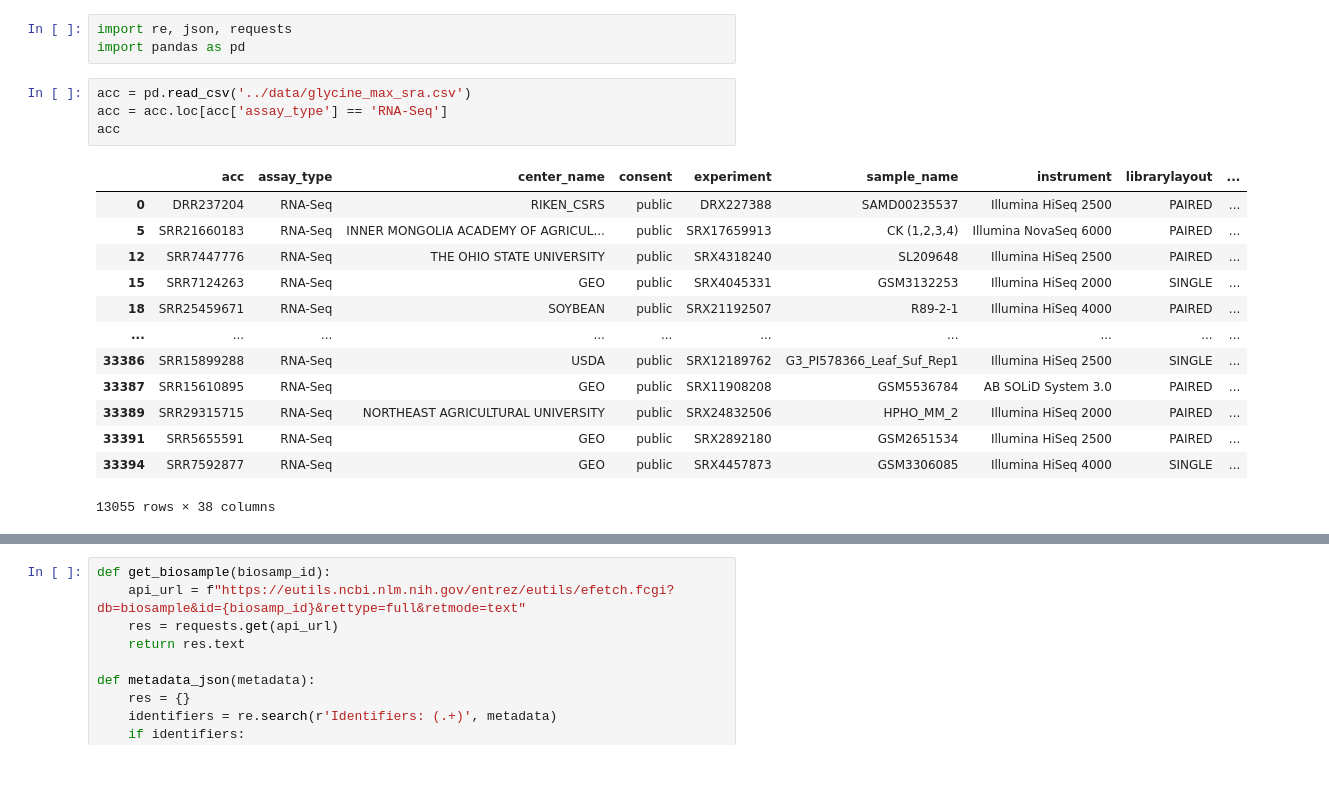
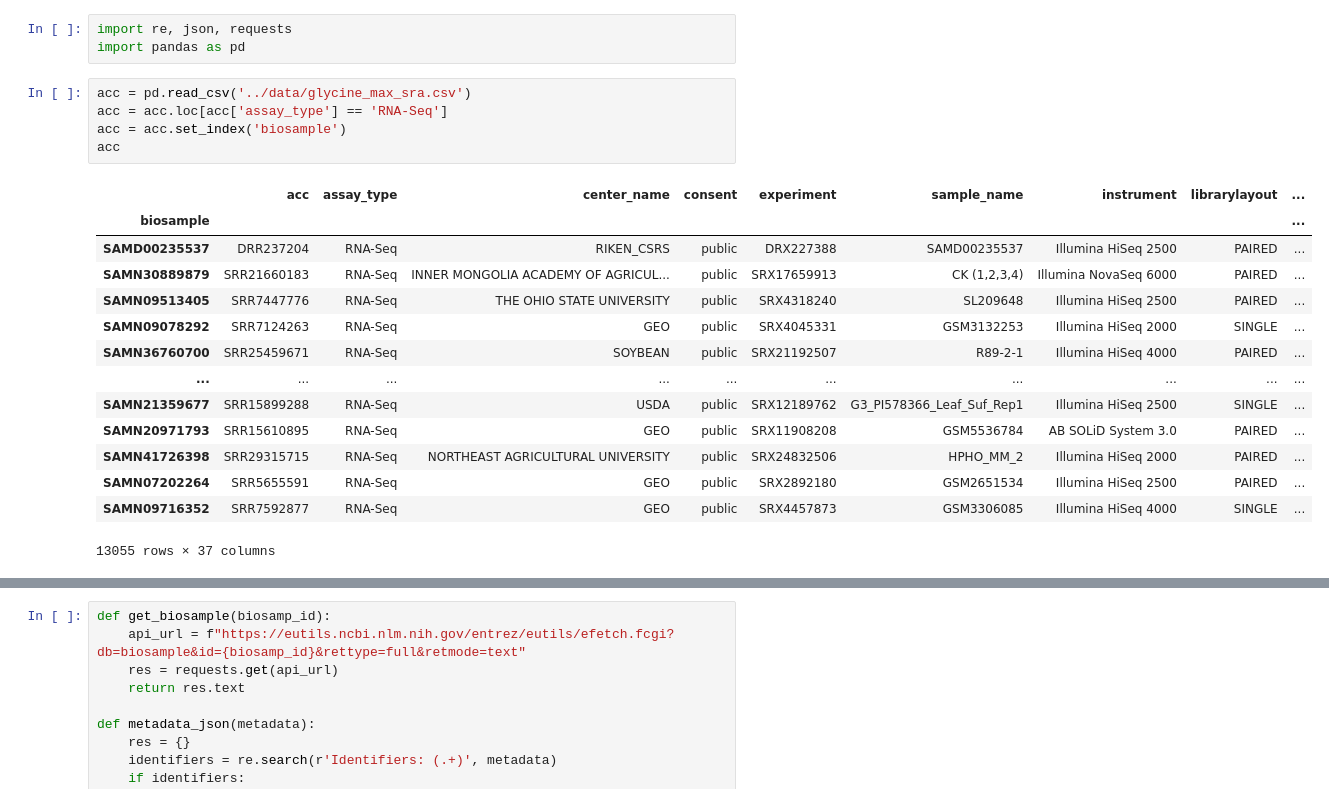
Before and after one commit to freire-guido/soy-biomarkers, a Jupyter notebook: accession/stress_control.ipynb, the cells around one changed output, grey strips where cells are left out. Saved outputs shown, nothing was run; the diff lists cells and outputs as text; blank space fills up the shorter version.

```diff
--- a/accession/stress_control.ipynb
+++ b/accession/stress_control.ipynb
@@ -4,19 +4,21 @@ import pandas as pd
 # %%
 acc = pd.read_csv('../data/glycine_max_sra.csv')
 acc = acc.loc[acc['assay_type'] == 'RNA-Seq']
+acc = acc.set_index('biosample')
 acc
 # %% [output]
 |  | acc | assay_type | center_name | consent | experiment | sample_name | instrument | librarylayout | ... |
-| 0 | DRR237204 | RNA-Seq | RIKEN_CSRS | public | DRX227388 | SAMD00235537 | Illumina HiSeq 2500 | PAIRED | ... |
-| 5 | SRR21660183 | RNA-Seq | INNER MONGOLIA ACADEMY OF AGRICUL... | public | SRX17659913 | CK (1,2,3,4) | Illumina NovaSeq 6000 | PAIRED | ... |
-| 12 | SRR7447776 | RNA-Seq | THE OHIO STATE UNIVERSITY | public | SRX4318240 | SL209648 | Illumina HiSeq 2500 | PAIRED | ... |
-| 15 | SRR7124263 | RNA-Seq | GEO | public | SRX4045331 | GSM3132253 | Illumina HiSeq 2000 | SINGLE | ... |
-| 18 | SRR25459671 | RNA-Seq | SOYBEAN | public | SRX21192507 | R89-2-1 | Illumina HiSeq 4000 | PAIRED | ... |
+| biosample |  |  |  |  |  |  |  |  | ... |
+| SAMD00235537 | DRR237204 | RNA-Seq | RIKEN_CSRS | public | DRX227388 | SAMD00235537 | Illumina HiSeq 2500 | PAIRED | ... |
+| SAMN30889879 | SRR21660183 | RNA-Seq | INNER MONGOLIA ACADEMY OF AGRICUL... | public | SRX17659913 | CK (1,2,3,4) | Illumina NovaSeq 6000 | PAIRED | ... |
+| SAMN09513405 | SRR7447776 | RNA-Seq | THE OHIO STATE UNIVERSITY | public | SRX4318240 | SL209648 | Illumina HiSeq 2500 | PAIRED | ... |
+| SAMN09078292 | SRR7124263 | RNA-Seq | GEO | public | SRX4045331 | GSM3132253 | Illumina HiSeq 2000 | SINGLE | ... |
+| SAMN36760700 | SRR25459671 | RNA-Seq | SOYBEAN | public | SRX21192507 | R89-2-1 | Illumina HiSeq 4000 | PAIRED | ... |
 | ... | ... | ... | ... | ... | ... | ... | ... | ... | ... |
-| 33386 | SRR15899288 | RNA-Seq | USDA | public | SRX12189762 | G3_PI578366_Leaf_Suf_Rep1 | Illumina HiSeq 2500 | SINGLE | ... |
-| 33387 | SRR15610895 | RNA-Seq | GEO | public | SRX11908208 | GSM5536784 | AB SOLiD System 3.0 | PAIRED | ... |
-| 33389 | SRR29315715 | RNA-Seq | NORTHEAST AGRICULTURAL UNIVERSITY | public | SRX24832506 | HPHO_MM_2 | Illumina HiSeq 2000 | PAIRED | ... |
-| 33391 | SRR5655591 | RNA-Seq | GEO | public | SRX2892180 | GSM2651534 | Illumina HiSeq 2500 | PAIRED | ... |
-| 33394 | SRR7592877 | RNA-Seq | GEO | public | SRX4457873 | GSM3306085 | Illumina HiSeq 4000 | SINGLE | ... |
+| SAMN21359677 | SRR15899288 | RNA-Seq | USDA | public | SRX12189762 | G3_PI578366_Leaf_Suf_Rep1 | Illumina HiSeq 2500 | SINGLE | ... |
+| SAMN20971793 | SRR15610895 | RNA-Seq | GEO | public | SRX11908208 | GSM5536784 | AB SOLiD System 3.0 | PAIRED | ... |
+| SAMN41726398 | SRR29315715 | RNA-Seq | NORTHEAST AGRICULTURAL UNIVERSITY | public | SRX24832506 | HPHO_MM_2 | Illumina HiSeq 2000 | PAIRED | ... |
+| SAMN07202264 | SRR5655591 | RNA-Seq | GEO | public | SRX2892180 | GSM2651534 | Illumina HiSeq 2500 | PAIRED | ... |
+| SAMN09716352 | SRR7592877 | RNA-Seq | GEO | public | SRX4457873 | GSM3306085 | Illumina HiSeq 4000 | SINGLE | ... |
-13055 rows × 38 columns
+13055 rows × 37 columns
 # %%
```
Also changed, not shown: parts of 12 cells of this notebook, 1 other file.
